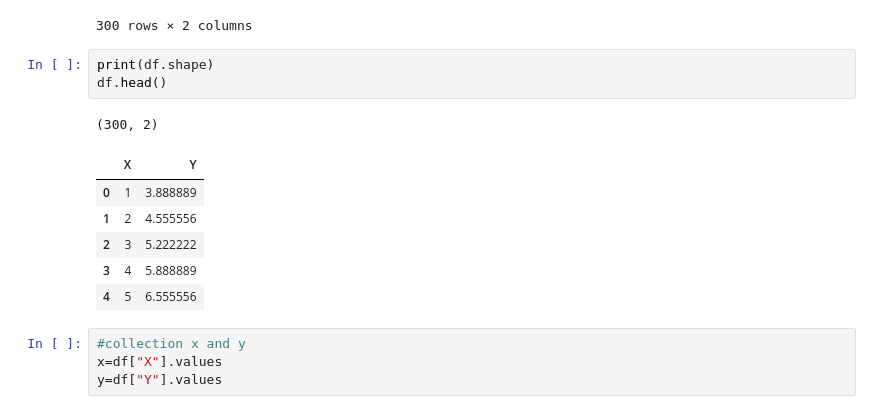
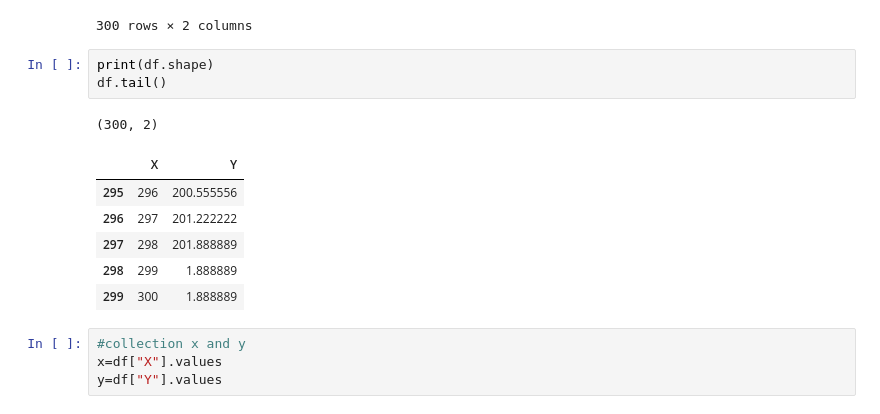
Before and after one commit to Danish-Hussain-DSAI/linear-regrssion-model-on-existing-dataset, a Jupyter notebook: linear regression 2.ipynb, the cells around one changed output. Cells and saved outputs as stored; diff of their text form.

```diff
--- a/linear regression 2.ipynb
+++ b/linear regression 2.ipynb
@@ -22,15 +22,15 @@ df
 300 rows × 2 columns
 # %%
 print(df.shape)
-df.head()
+df.tail()
 # %% [output]
 (300, 2)
 |  | X | Y |
-| 0 | 1 | 3.888889 |
-| 1 | 2 | 4.555556 |
-| 2 | 3 | 5.222222 |
-| 3 | 4 | 5.888889 |
-| 4 | 5 | 6.555556 |
+| 295 | 296 | 200.555556 |
+| 296 | 297 | 201.222222 |
+| 297 | 298 | 201.888889 |
+| 298 | 299 | 1.888889 |
+| 299 | 300 | 1.888889 |
 # %%
 #collection x and y
 x=df["X"].values
```
Also changed, not shown: parts of 5 cells of this notebook.
